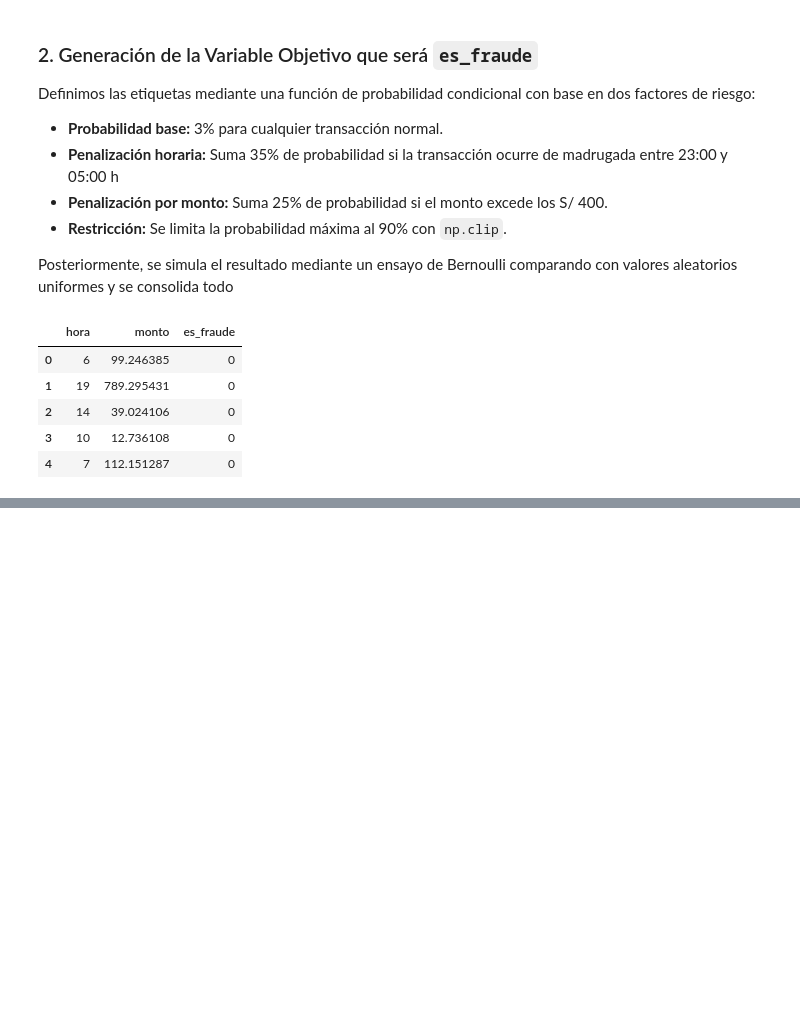
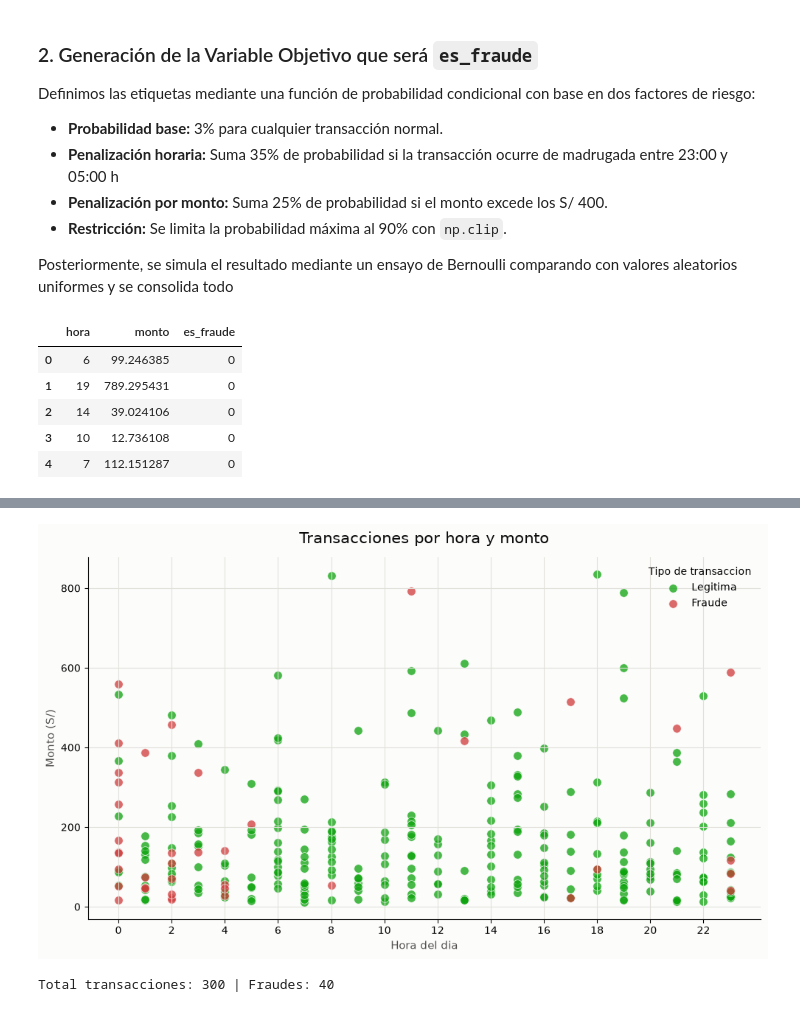
Before and after one commit to Klidsman/IS484-LAB001-Viernes02-Castaneda, a Jupyter notebook: IS484_Lab01_Castañeda.ipynb, the cells around one changed output, grey strips where cells are left out. Saved outputs shown, nothing was run; the diff lists cells and outputs as text; code cells hidden in the pictures; blank space fills up the shorter version.

```diff
--- a/IS484_Lab01_Castañeda.ipynb
+++ b/IS484_Lab01_Castañeda.ipynb
@@ -145,0 +151,42 @@ transacciones.head()
+# %%
+colores = {0: "#0ca30c", 1: "#d03b3b"}  # verde = legitima, rojo = fraude
+etiquetas = {0: "Legitima", 1: "Fraude"}
+
+fig, ax = plt.subplots(figsize=(10, 6), facecolor="#fcfcfb")
+ax.set_facecolor("#fcfcfb")
+
+for valor in [0, 1]:
+    subset = transacciones[transacciones["es_fraude"] == valor]
+    ax.scatter(
+        subset["hora"],
+        subset["monto"],
+        s=70,
+        alpha=0.75,
+        c=colores[valor],
+        edgecolors="white",
+        linewidths=0.6,
+        label=etiquetas[valor],
+    )
+
+ax.set_title(
+    "Transacciones por hora y monto", fontsize=15, color="#0b0b0b", pad=14
+)
+ax.set_xlabel("Hora del dia", fontsize=11, color="#52514e")
+ax.set_ylabel("Monto (S/)", fontsize=11, color="#52514e")
+ax.set_xticks(range(0, 24, 2))
+ax.grid(True, color="#e1e0d9", linewidth=0.8)
+ax.spines[["top", "right"]].set_visible(False)
+ax.legend(title="Tipo de transaccion", frameon=False, loc="upper right")
+
+plt.tight_layout()
+plt.show()
+
+print(
+    "Total transacciones:",
+    len(transacciones),
+    "| Fraudes:",
+    transacciones["es_fraude"].sum(),
+)
+# %% [output]
+[figure, added]
+Total transacciones: 300 | Fraudes: 40
```
Also changed, not shown: parts of 1 cell of this notebook, 1 other file.
